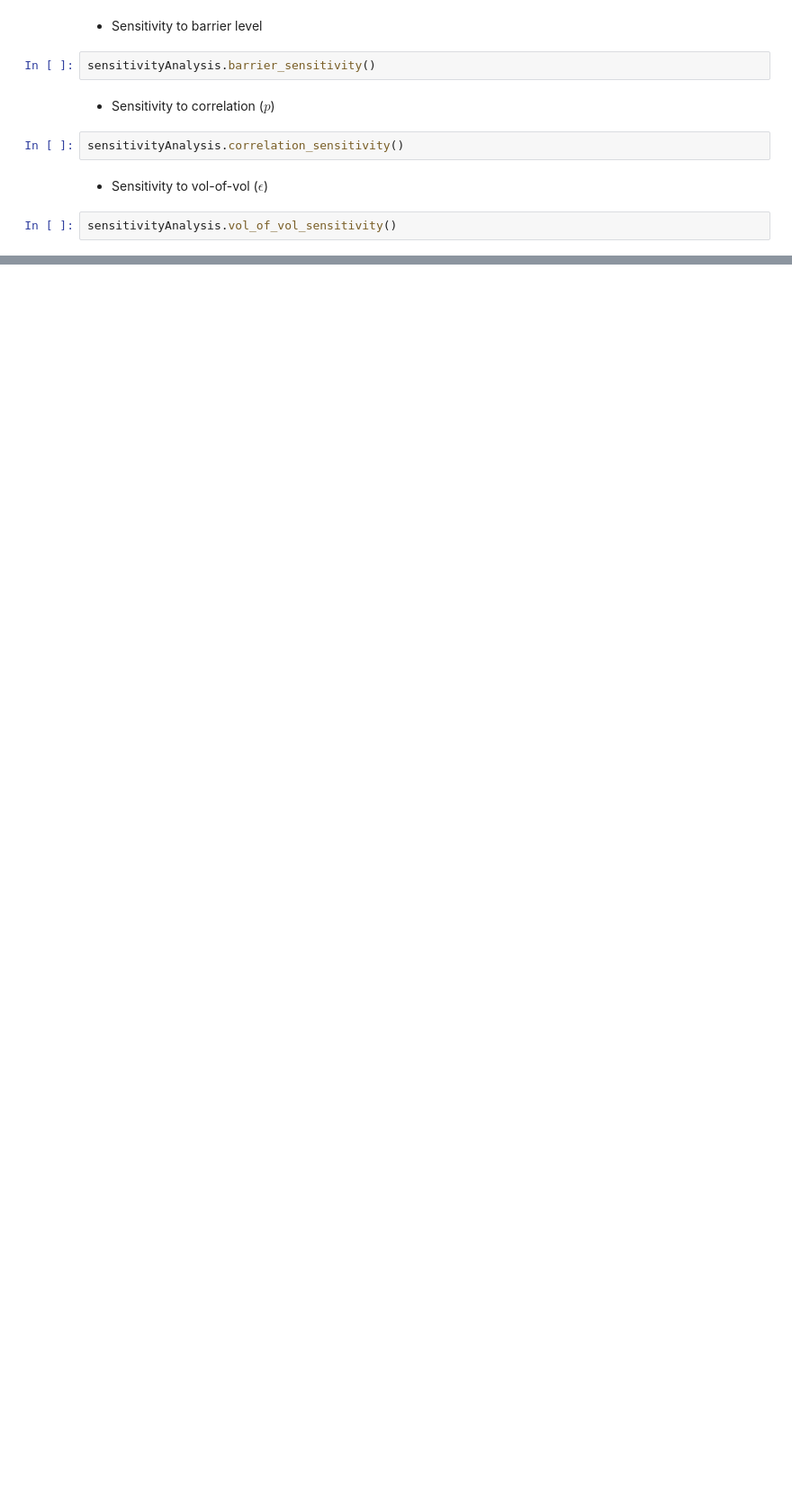
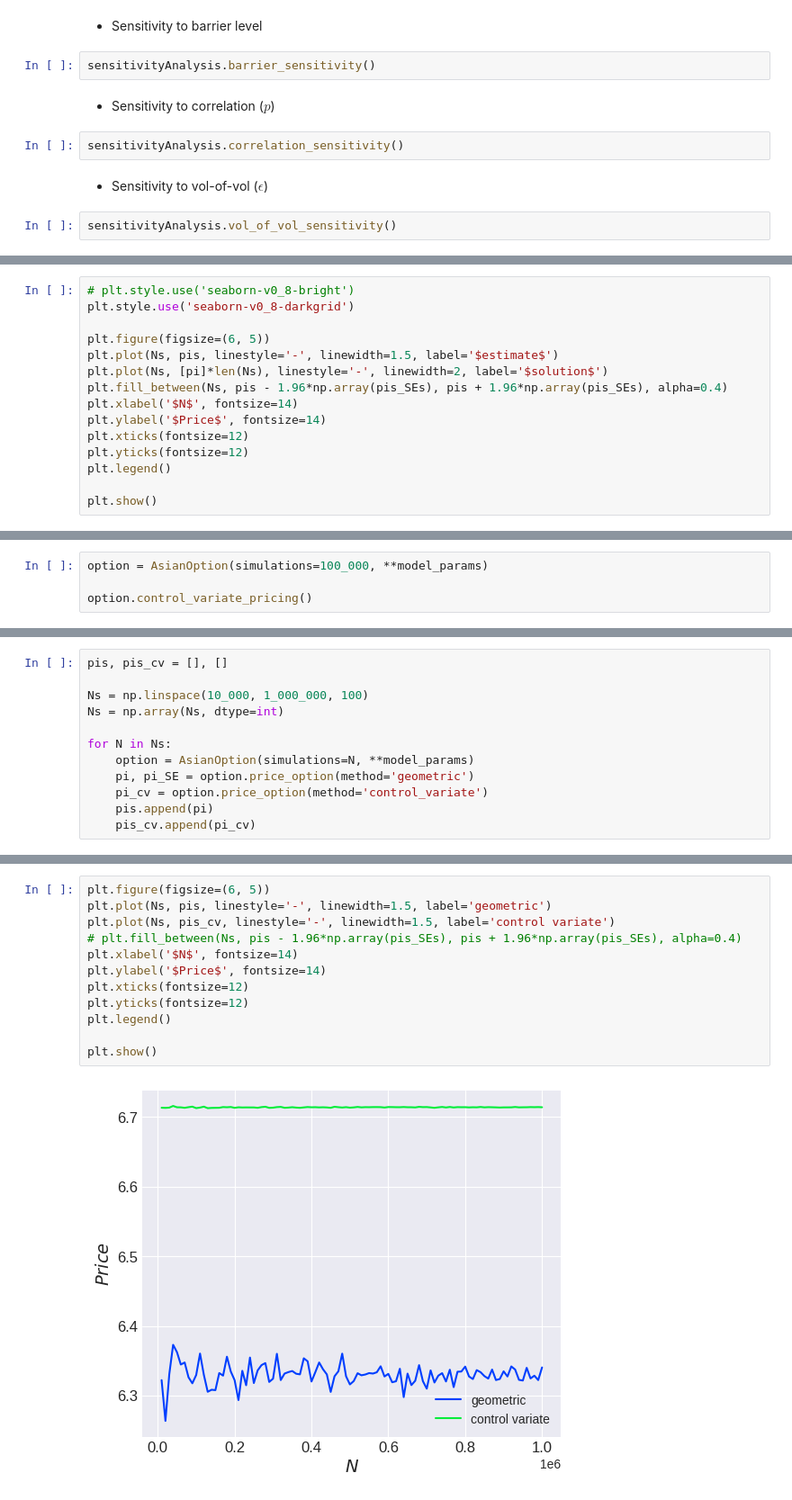
Before and after one commit to DKLEINLEUNK/MCOptionPricer, a Jupyter notebook: results.ipynb, the cells around one changed output, grey strips where cells are left out. Shown at 90% size. Drawn from its saved outputs; the diff is of its cells as text; blank space fills up the shorter version.

```diff
--- a/results.ipynb
+++ b/results.ipynb
@@ -88,0 +336,15 @@ sensitivityAnalysis.vol_of_vol_sensitivity()
+# %%
+# plt.style.use('seaborn-v0_8-bright')
+plt.style.use('seaborn-v0_8-darkgrid')
+
+plt.figure(figsize=(6, 5))
+plt.plot(Ns, pis, linestyle='-', linewidth=1.5, label='$estimate$')
+plt.plot(Ns, [pi]*len(Ns), linestyle='-', linewidth=2, label='$solution$')
+plt.fill_between(Ns, pis - 1.96*np.array(pis_SEs), pis + 1.96*np.array(pis_SEs), alpha=0.4)
+plt.xlabel('$N$', fontsize=14)
+plt.ylabel('$Price$', fontsize=14)
+plt.xticks(fontsize=12)
+plt.yticks(fontsize=12)
+plt.legend()
+
+plt.show()
@@ -88,0 +359,4 @@ sensitivityAnalysis.vol_of_vol_sensitivity()
+# %%
+option = AsianOption(simulations=100_000, **model_params)
+
+option.control_variate_pricing()
@@ -88,0 +367,12 @@ sensitivityAnalysis.vol_of_vol_sensitivity()
+# %%
+pis, pis_cv = [], []
+
+Ns = np.linspace(10_000, 1_000_000, 100)
+Ns = np.array(Ns, dtype=int)
+
+for N in Ns:
+    option = AsianOption(simulations=N, **model_params)
+    pi, pi_SE = option.price_option(method='geometric')
+    pi_cv = option.price_option(method='control_variate')
+    pis.append(pi)
+    pis_cv.append(pi_cv)
@@ -88,0 +385,14 @@ sensitivityAnalysis.vol_of_vol_sensitivity()
+# %%
+plt.figure(figsize=(6, 5))
+plt.plot(Ns, pis, linestyle='-', linewidth=1.5, label='geometric')
+plt.plot(Ns, pis_cv, linestyle='-', linewidth=1.5, label='control variate')
+# plt.fill_between(Ns, pis - 1.96*np.array(pis_SEs), pis + 1.96*np.array(pis_SEs), alpha=0.4)
+plt.xlabel('$N$', fontsize=14)
+plt.ylabel('$Price$', fontsize=14)
+plt.xticks(fontsize=12)
+plt.yticks(fontsize=12)
+plt.legend()
+
+plt.show()
+# %% [output]
+[figure, added]
```
Also changed, not shown: parts of 49 cells of this notebook, 10 other files.
